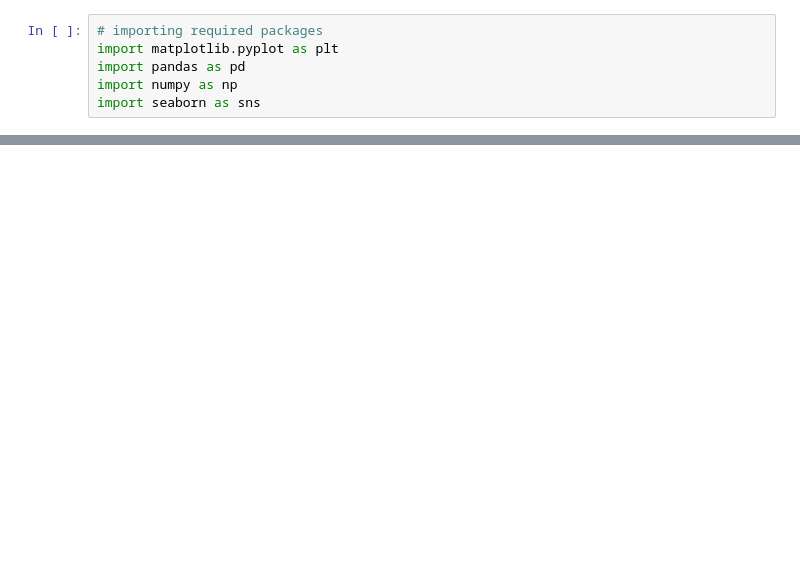
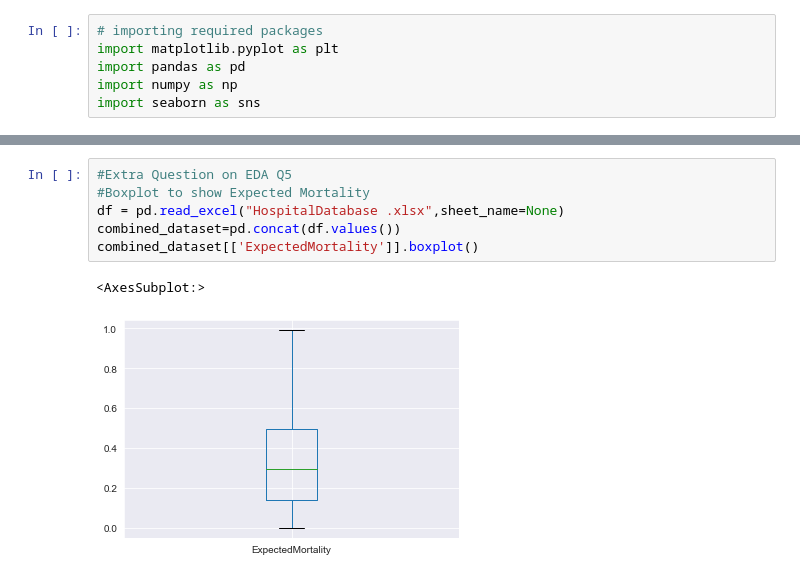
Before and after one commit to KalyaniKurakula/NumpyWarriors1, a Jupyter notebook: Hackthon/NumpyWarriors_ExtraEDA.ipynb, the cells around one changed output, grey strips where cells are left out. Drawn from its saved outputs; the diff is of its cells as text; blank space fills up the shorter version.

Commit message:
Final DraftEXTRA

```diff
--- a/Hackthon/NumpyWarriors_ExtraEDA.ipynb
+++ b/Hackthon/NumpyWarriors_ExtraEDA.ipynb
@@ -19,0 +71,9 @@ fig.show()
+# %%
+#Extra Question on EDA Q5
+#Boxplot to show Expected Mortality
+df = pd.read_excel("HospitalDatabase .xlsx",sheet_name=None)
+combined_dataset=pd.concat(df.values())
+combined_dataset[['ExpectedMortality']].boxplot()
+# %% [output]
+<AxesSubplot:>
+[figure, added]
```
Also changed, not shown: parts of 5 cells of this notebook, 1 other file.
